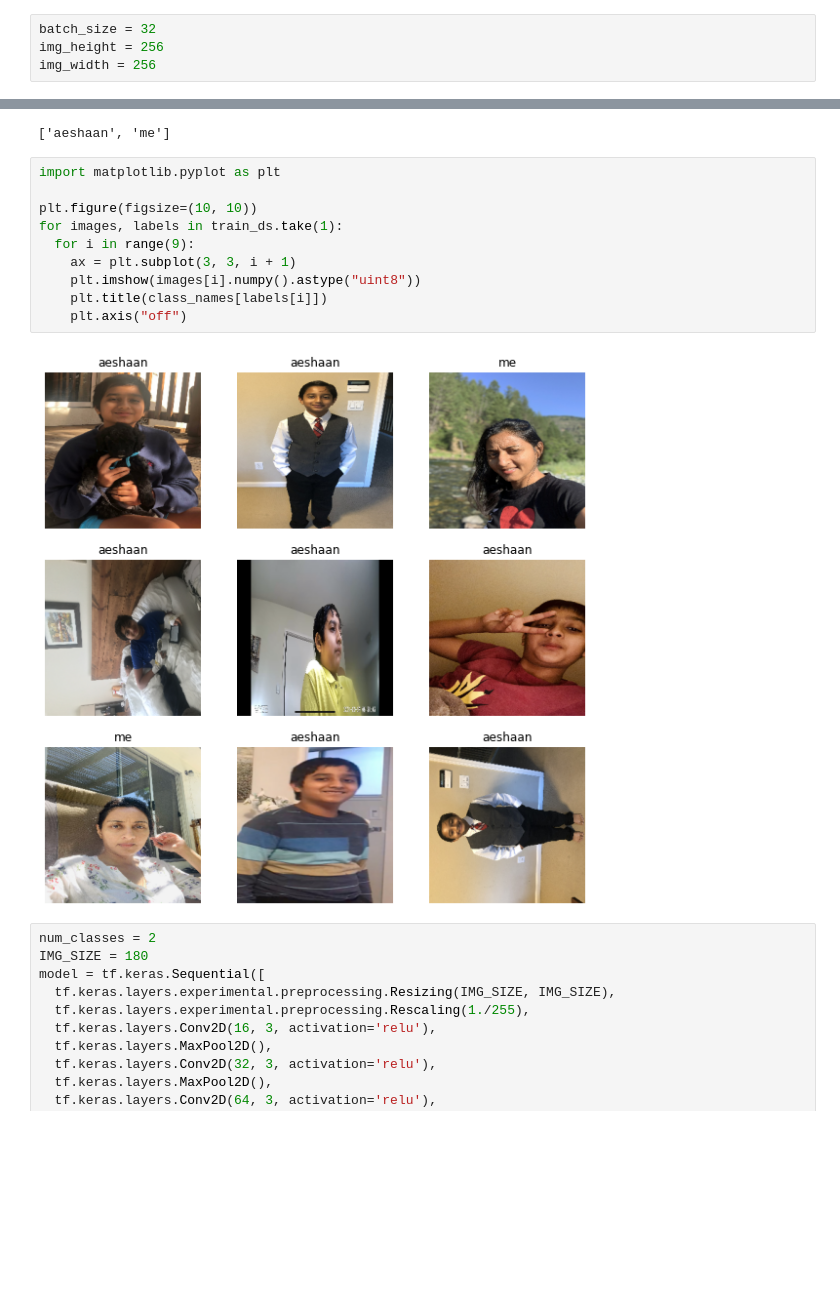
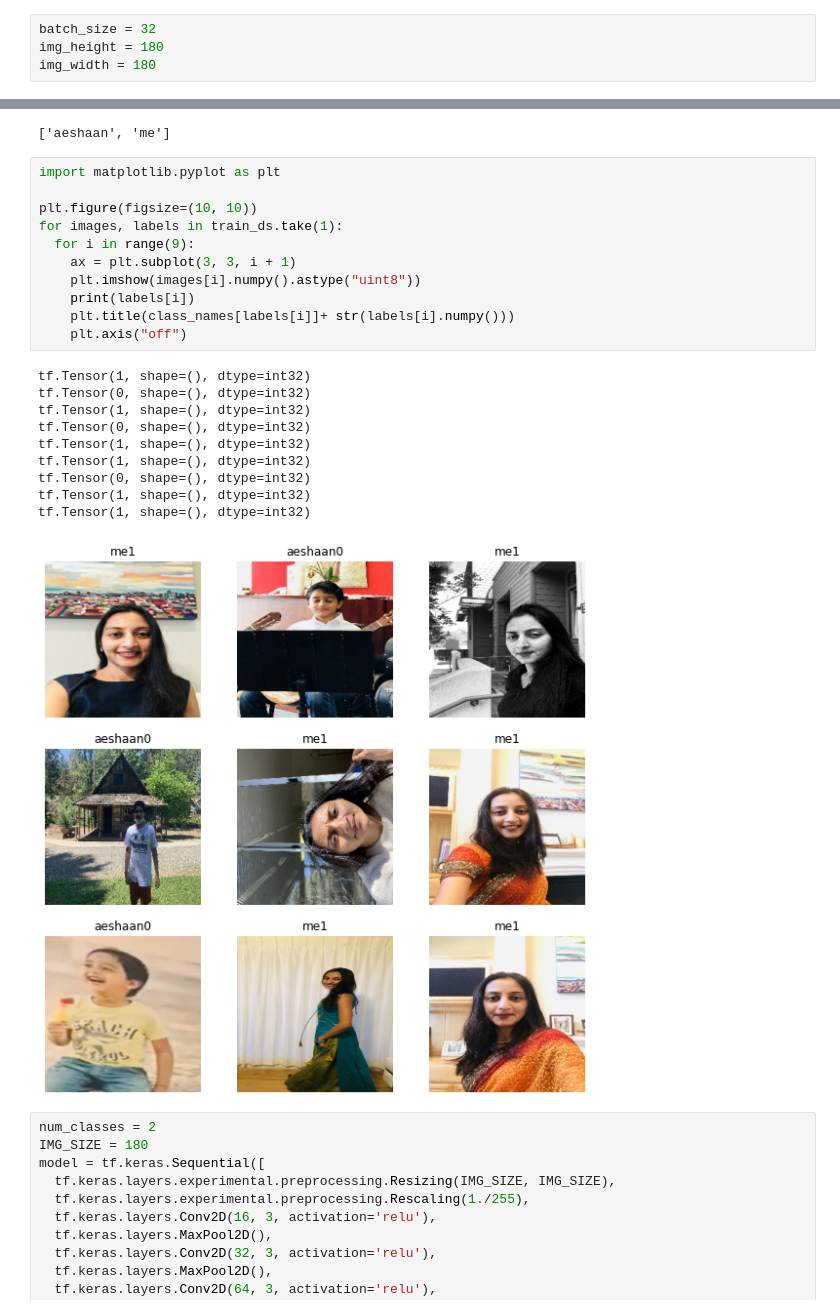
Before and after one commit to hackerinheels/dresser, a Jupyter notebook: us2.ipynb, the cells around one changed output, grey strips where cells are left out. Saved outputs shown, nothing was run; the diff lists cells and outputs as text; blank space fills up the shorter version.

Commit message:
Printing predictions this time - 88% accuracy.

```diff
--- a/us2.ipynb
+++ b/us2.ipynb
@@ -40,8 +40,8 @@ print(len(list(test_data_dir.glob('*/*'))))
 9
 # %%
 batch_size = 32
-img_height = 256
-img_width = 256
+img_height = 180
+img_width = 180
 # %%
 train_ds = tf.keras.preprocessing.image_dataset_from_directory(
   training_data_dir,
@@ -83,15 +83,25 @@ print(class_names)
 # %%
 import matplotlib.pyplot as plt
 
 plt.figure(figsize=(10, 10))
 for images, labels in train_ds.take(1):
   for i in range(9):
     ax = plt.subplot(3, 3, i + 1)
     plt.imshow(images[i].numpy().astype("uint8"))
-    plt.title(class_names[labels[i]])
+    print(labels[i])
+    plt.title(class_names[labels[i]]+ str(labels[i].numpy()))
     plt.axis("off")
 # %% [output]
+tf.Tensor(1, shape=(), dtype=int32)
+tf.Tensor(0, shape=(), dtype=int32)
+tf.Tensor(1, shape=(), dtype=int32)
+tf.Tensor(0, shape=(), dtype=int32)
+tf.Tensor(1, shape=(), dtype=int32)
+tf.Tensor(1, shape=(), dtype=int32)
+tf.Tensor(0, shape=(), dtype=int32)
+tf.Tensor(1, shape=(), dtype=int32)
+tf.Tensor(1, shape=(), dtype=int32)
-[figure, old version]
+[figure, new version]
 # %%
 num_classes = 2
 IMG_SIZE = 180
```
Also changed, not shown: parts of 5 cells of this notebook.
